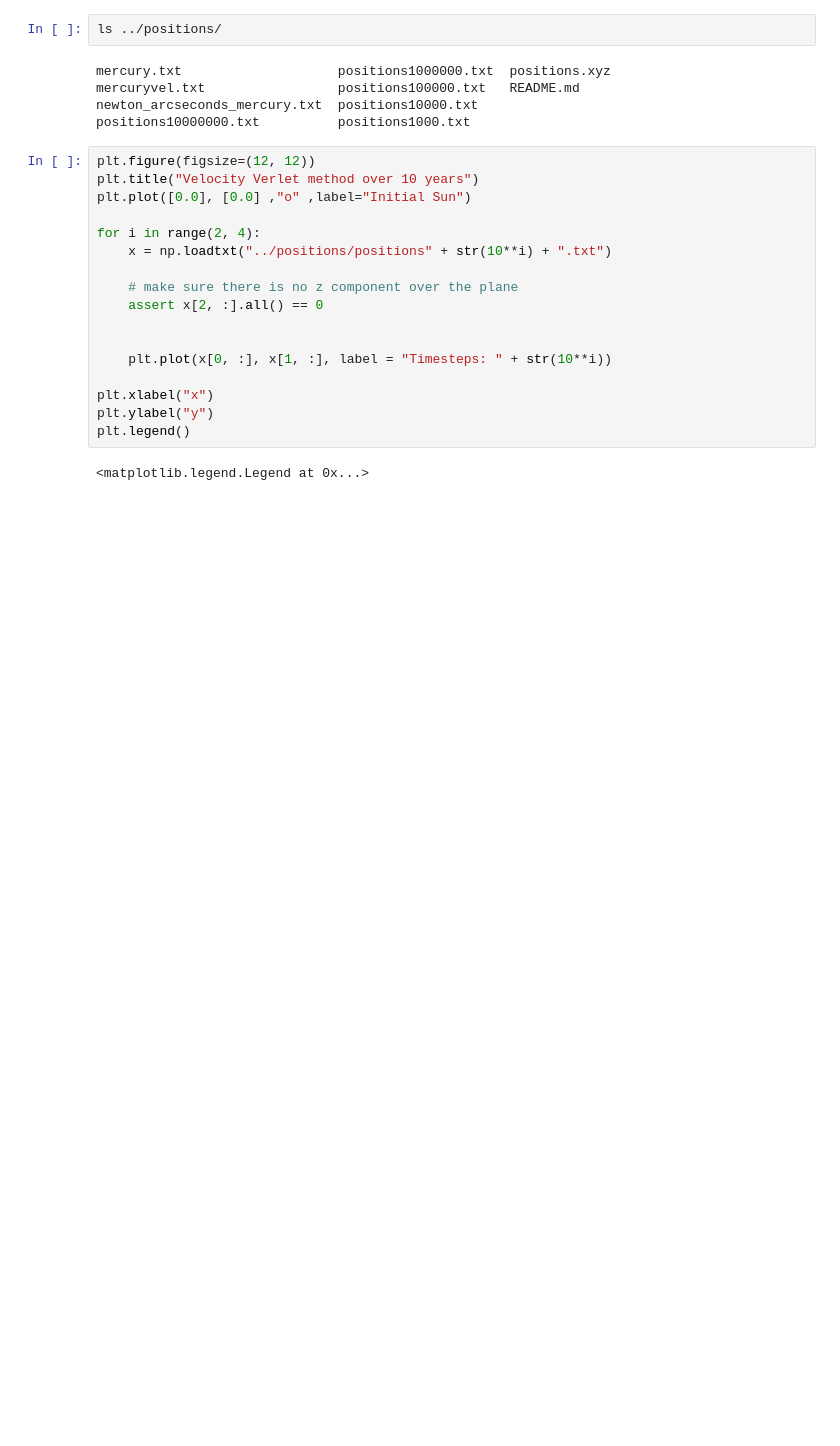
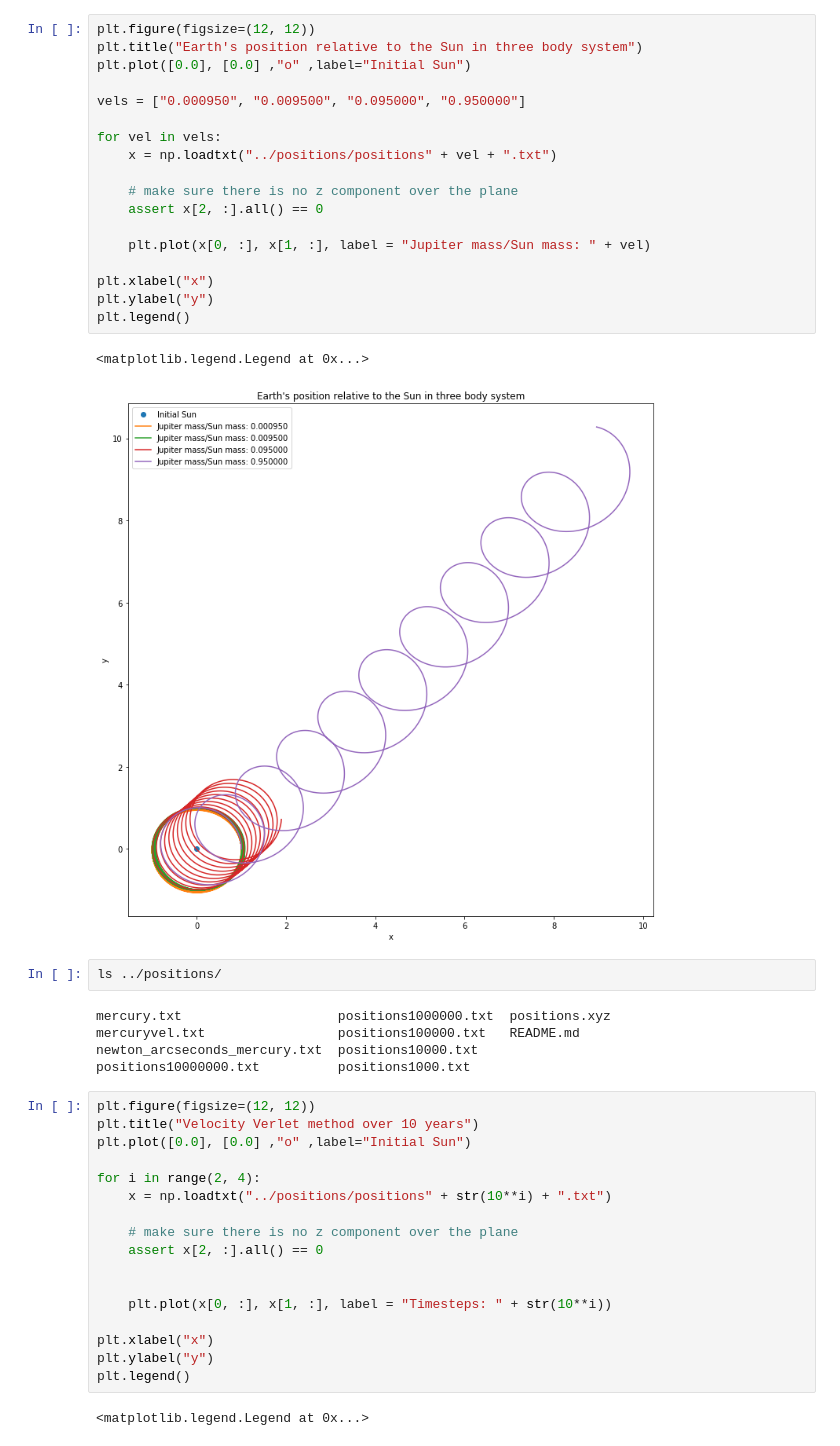
Before and after one commit to auduntre/FYS4150, a Jupyter notebook: Project 3/notebook/plotbook.ipynb, the cells around one changed output. Cells and saved outputs as stored; diff of their text form; blank space fills up the shorter version.

```diff
--- a/Project 3/notebook/plotbook.ipynb
+++ b/Project 3/notebook/plotbook.ipynb
@@ -6,3 +10,24 @@ import numpy as np
+# %%
+plt.figure(figsize=(12, 12))
+plt.title("Earth's position relative to the Sun in three body system")
+plt.plot([0.0], [0.0] ,"o" ,label="Initial Sun")
+
+vels = ["0.000950", "0.009500", "0.095000", "0.950000"]
+
+for vel in vels:
+    x = np.loadtxt("../positions/positions" + vel + ".txt")
+
+    # make sure there is no z component over the plane
+    assert x[2, :].all() == 0
+
+    plt.plot(x[0, :], x[1, :], label = "Jupiter mass/Sun mass: " + vel)
+
+plt.xlabel("x")
+plt.ylabel("y")
+plt.legend()
+# %% [output]
+<matplotlib.legend.Legend at 0x...>
+[figure, added]
 # %%
 ls ../positions/
 # %% [output]
```
Also changed, not shown: parts of 3 cells of this notebook, 3 other files.
